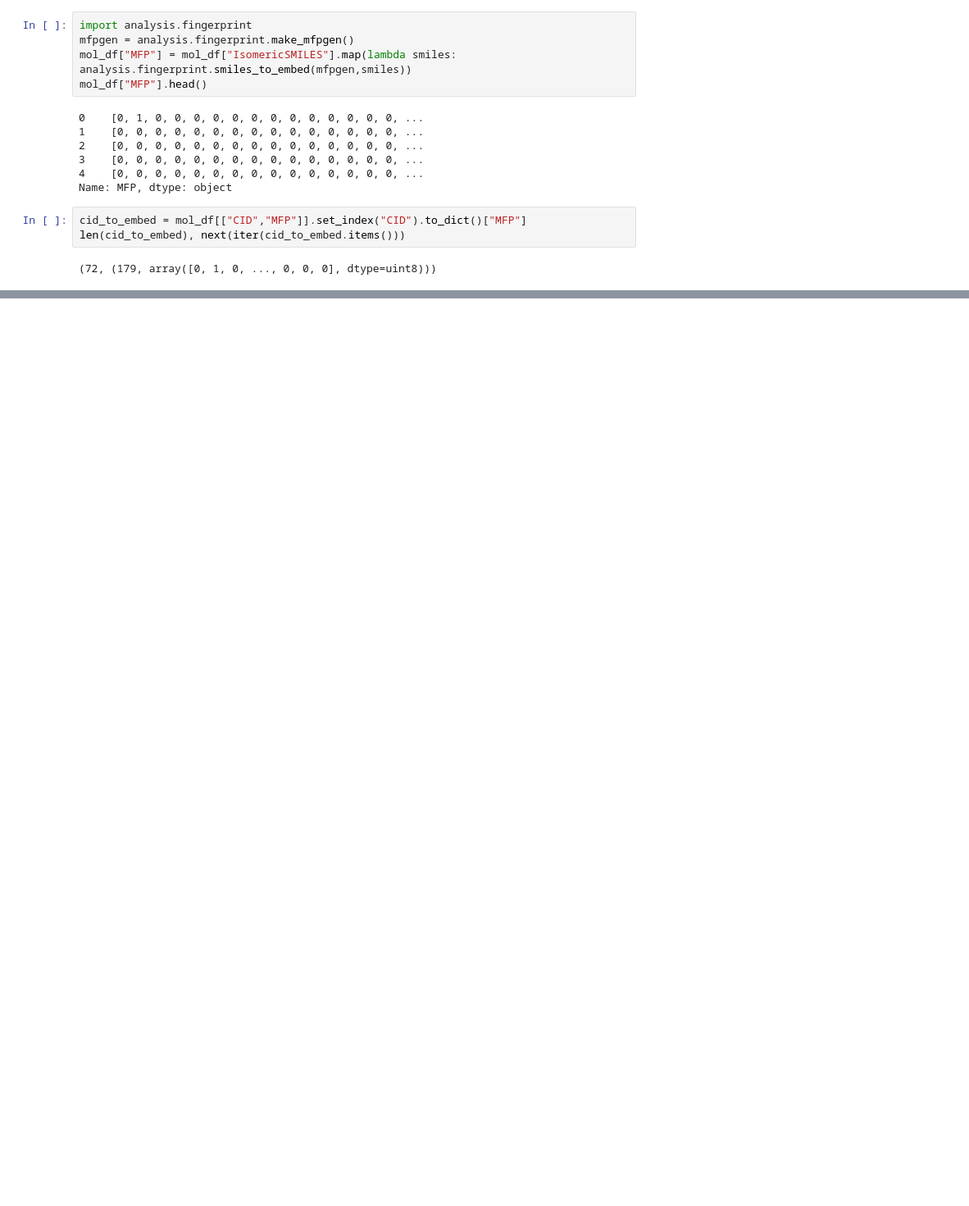
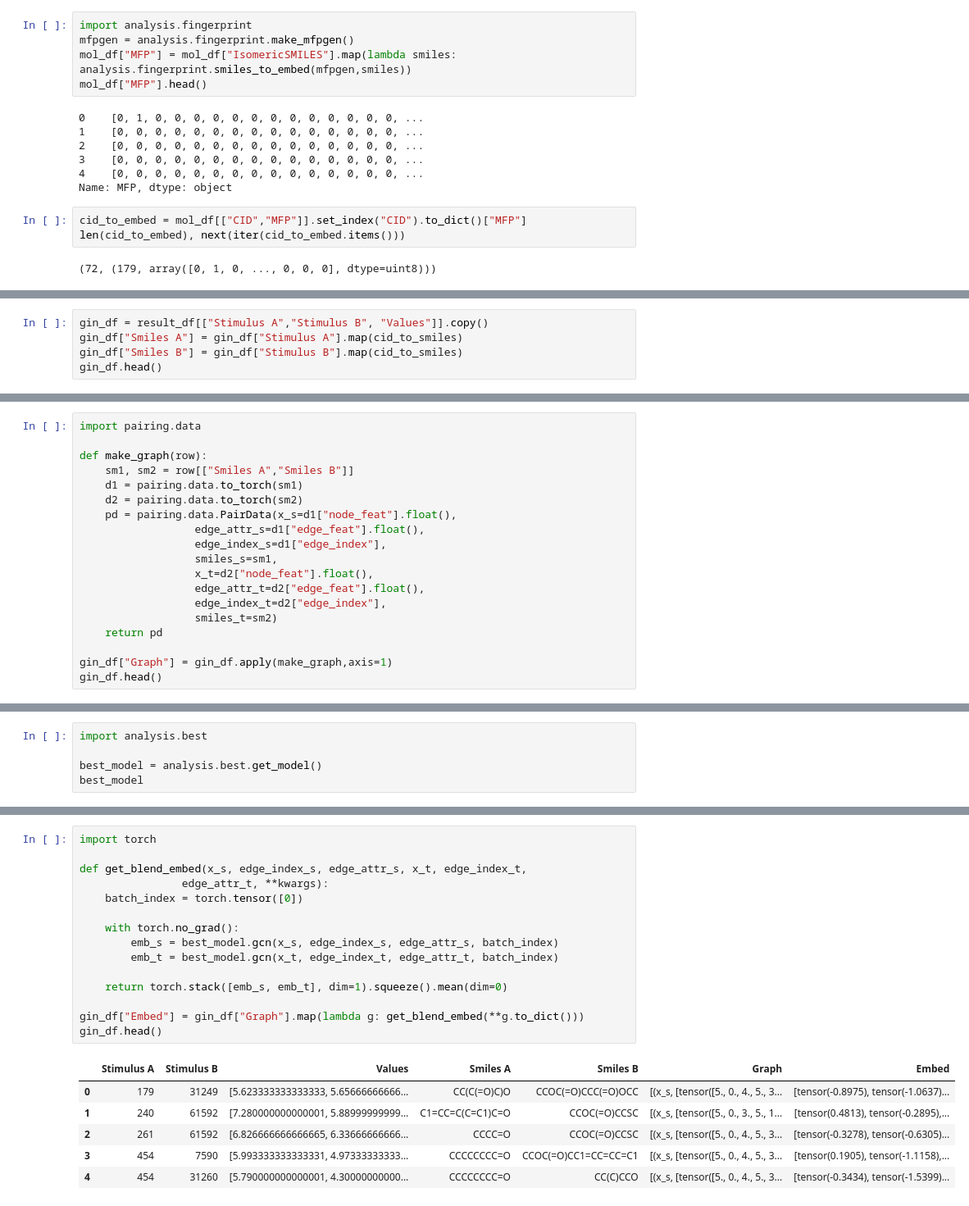
Before and after one commit to odor-pair/odor-pair, a Jupyter notebook: notebooks/ma_2021.ipynb, the cells around one changed output, grey strips where cells are left out. Shown at 82% size. Cells and saved outputs as stored; diff of their text form; blank space fills up the shorter version.

```diff
--- a/notebooks/ma_2021.ipynb
+++ b/notebooks/ma_2021.ipynb
@@ -134,0 +171,5 @@ IAmix MSEs:
+# %%
+gin_df = result_df[["Stimulus A","Stimulus B", "Values"]].copy()
+gin_df["Smiles A"] = gin_df["Stimulus A"].map(cid_to_smiles)
+gin_df["Smiles B"] = gin_df["Stimulus B"].map(cid_to_smiles)
+gin_df.head()
@@ -134,0 +183,19 @@ IAmix MSEs:
+# %%
+import pairing.data
+
+def make_graph(row):
+    sm1, sm2 = row[["Smiles A","Smiles B"]]
+    d1 = pairing.data.to_torch(sm1)
+    d2 = pairing.data.to_torch(sm2)
+    pd = pairing.data.PairData(x_s=d1["node_feat"].float(),
+                  edge_attr_s=d1["edge_feat"].float(),
+                  edge_index_s=d1["edge_index"],
+                  smiles_s=sm1,
+                  x_t=d2["node_feat"].float(),
+                  edge_attr_t=d2["edge_feat"].float(),
+                  edge_index_t=d2["edge_index"],
+                  smiles_t=sm2)
+    return pd
+
+gin_df["Graph"] = gin_df.apply(make_graph,axis=1)
+gin_df.head()
@@ -134,0 +209,5 @@ IAmix MSEs:
+# %%
+import analysis.best
+
+best_model = analysis.best.get_model()
+best_model
@@ -134,0 +232,22 @@ IAmix MSEs:
+# %%
+import torch
+
+def get_blend_embed(x_s, edge_index_s, edge_attr_s, x_t, edge_index_t,
+                edge_attr_t, **kwargs):
+    batch_index = torch.tensor([0])
+
+    with torch.no_grad():
+        emb_s = best_model.gcn(x_s, edge_index_s, edge_attr_s, batch_index)
+        emb_t = best_model.gcn(x_t, edge_index_t, edge_attr_t, batch_index)
+
+    return torch.stack([emb_s, emb_t], dim=1).squeeze().mean(dim=0)
+
+gin_df["Embed"] = gin_df["Graph"].map(lambda g: get_blend_embed(**g.to_dict()))
+gin_df.head()
+# %% [output]
+|  | Stimulus A | Stimulus B | Values | Smiles A | Smiles B | Graph | Embed |
+| 0 | 179 | 31249 | [5.623333333333333, 5.65666666666... | CC(C(=O)C)O | CCOC(=O)CCC(=O)OCC | [(x_s, [tensor([5., 0., 4., 5., 3... | [tensor(-0.8975), tensor(-1.0637)... |
+| 1 | 240 | 61592 | [7.280000000000001, 5.88999999999... | C1=CC=C(C=C1)C=O | CCOC(=O)CCSC | [(x_s, [tensor([5., 0., 3., 5., 1... | [tensor(0.4813), tensor(-0.2895),... |
+| 2 | 261 | 61592 | [6.826666666666665, 6.33666666666... | CCCC=O | CCOC(=O)CCSC | [(x_s, [tensor([5., 0., 4., 5., 3... | [tensor(-0.3278), tensor(-0.6305)... |
+| 3 | 454 | 7590 | [5.993333333333331, 4.97333333333... | CCCCCCCC=O | CCOC(=O)CC1=CC=CC=C1 | [(x_s, [tensor([5., 0., 4., 5., 3... | [tensor(0.1905), tensor(-1.1158),... |
+| 4 | 454 | 31260 | [5.790000000000001, 4.30000000000... | CCCCCCCC=O | CC(C)CCO | [(x_s, [tensor([5., 0., 4., 5., 3... | [tensor(-0.3434), tensor(-1.5399)... |
```
Also changed, not shown: parts of 12 cells of this notebook.
